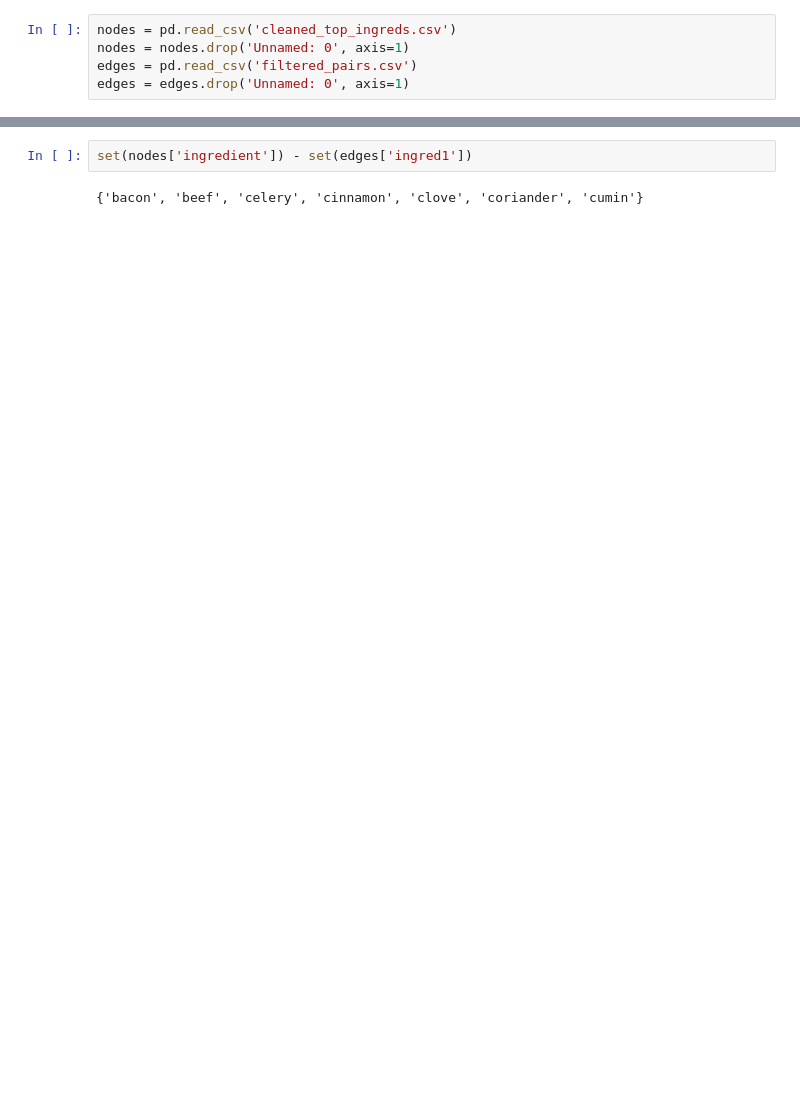
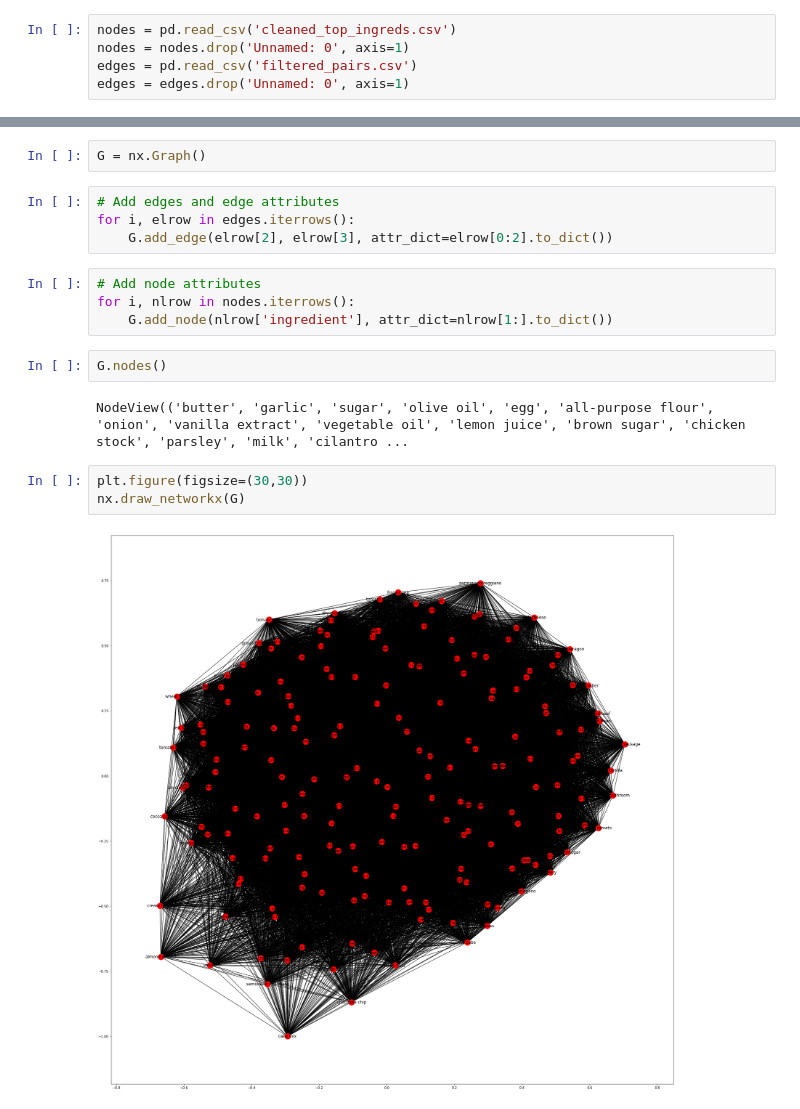
Before and after one commit to finnqiao/recipe_network, a Jupyter notebook: network_data_reweight.ipynb, the cells around one changed output, grey strips where cells are left out. Saved outputs shown, nothing was run; the diff lists cells and outputs as text; blank space fills up the shorter version.

Commit message:
initial network graph

```diff
--- a/network_data_reweight.ipynb
+++ b/network_data_reweight.ipynb
@@ -63,4 +52,19 @@ set(edges['ingred1']) - set(nodes['ingredient'])
-# %%
-set(nodes['ingredient']) - set(edges['ingred1'])
-# %% [output]
-{'bacon', 'beef', 'celery', 'cinnamon', 'clove', 'coriander', 'cumin'}
+# %%
+G = nx.Graph()
+# %%
+# Add edges and edge attributes
+for i, elrow in edges.iterrows():
+    G.add_edge(elrow[2], elrow[3], attr_dict=elrow[0:2].to_dict())
+# %%
+# Add node attributes
+for i, nlrow in nodes.iterrows():
+    G.add_node(nlrow['ingredient'], attr_dict=nlrow[1:].to_dict())
+# %%
+G.nodes()
+# %% [output]
+NodeView(('butter', 'garlic', 'sugar', 'olive oil', 'egg', 'all-purpose flour', 'onion', 'vanilla extract', 'vegetable oil', 'lemon juice', 'brown sugar', 'chicken stock', 'parsley', 'milk', 'cilantro ...
+# %%
+plt.figure(figsize=(30,30))
+nx.draw_networkx(G)
+# %% [output]
+[figure, added]
```
Also changed, not shown: parts of 7 cells of this notebook.
